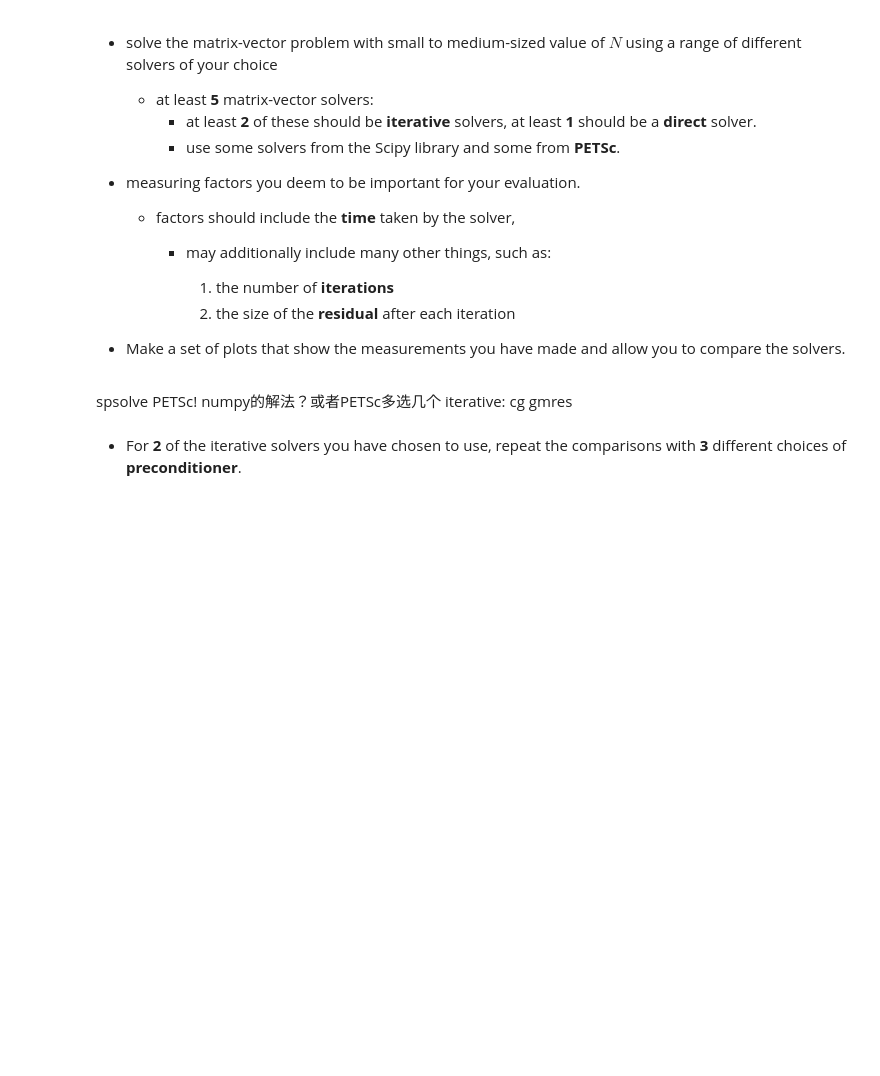
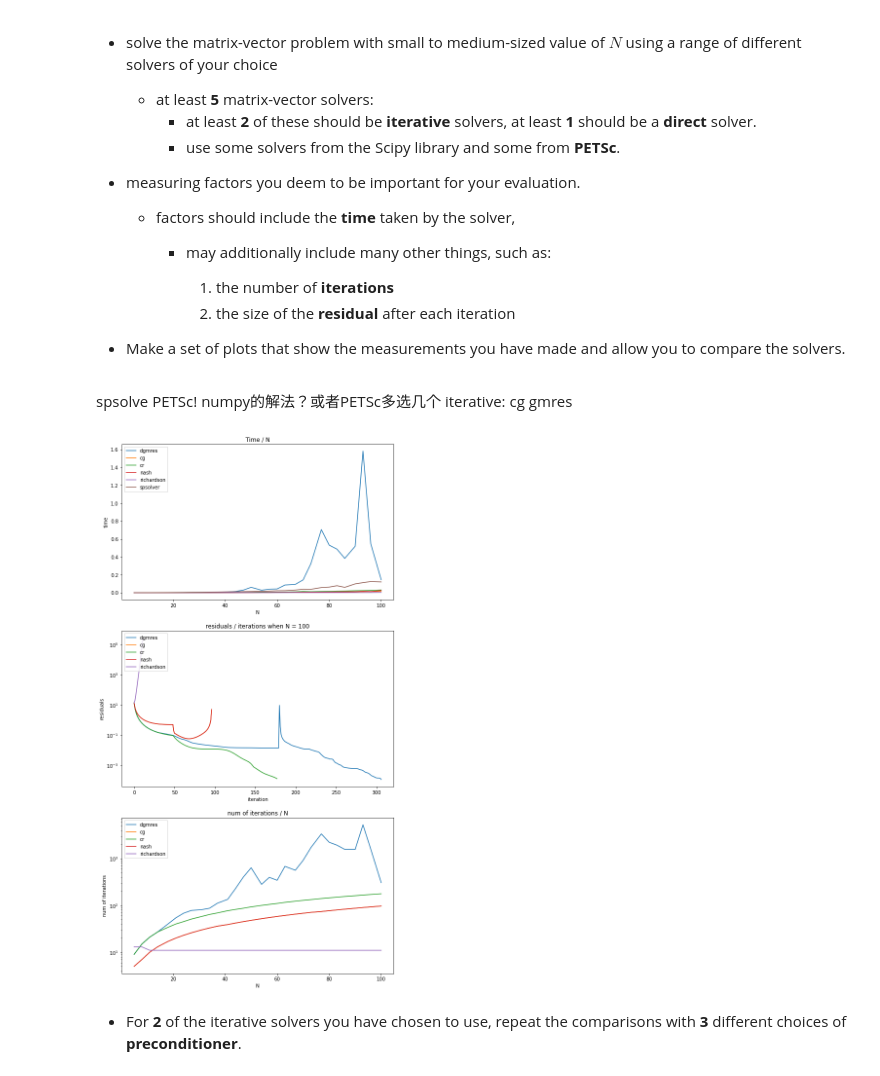
Before and after one commit to YRYoung/HPC, a Jupyter notebook: Assigenment/Assignment_4.ipynb, the cells around one changed output. Cells and saved outputs as stored; diff of their text form; code cells hidden in the pictures; blank space fills up the shorter version.

```diff
--- a/Assigenment/Assignment_4.ipynb
+++ b/Assigenment/Assignment_4.ipynb
@@ -198,37 +231,5 @@ iterative: cg gmres
 # %%
-Ns = np.linspace(2, 500, 50, dtype=np.int32)
-
-
-class Solver:
-    def __init__(self, name: str):
-        self.name = name
-        self.times = []
-        self.solution = []
-        self.PC = 'none'
-        self.residuals = []
-        self.iterations = []
-
-
-def iterate_pet_solvers(solvers, A, b):
-    AA = PETSc.Mat()
-    AA.createAIJWithArrays(A.shape, (A.indptr, A.indices, A.data))
-    bb = AA.createVecLeft()
-    bb.array[:] = b
-
-    for pet_solver in solvers:
-        ksp = PETSc.KSP().create()
-        ksp.setOperators(AA)
-        pet_solver.solution.append(AA.createVecRight())
-
-        ksp.setType(pet_solver.name)
-        ksp.getPC().setType(pet_solver.PC)
-        ksp.setConvergenceHistory()
-
-        pet_solver.times += [timeit.Timer(lambda: ksp.solve(bb, pet_solver.solution[-1])).timeit(1)]
-        pet_solver.residuals += [ksp.getConvergenceHistory()]
-        pet_solver.iterations += [ksp.getIterationNumber()]
-
-
+Ns = np.linspace(5, 100, 30, dtype=np.int32)
 def test_solvers():
     PET_solvers = [Solver(name) for name in ['dgmres', 'cg', 'cr', 'nash', 'richardson']]
     sp = Solver('spsolver')
@@ -257,33 +258,35 @@ def test_solvers():
     plt.xlabel('N')
 
     plt.subplot(3, 1, 2)
     ps = []
     for i, sv in enumerate(PET_solvers):
         if i == len(PET_solvers) - 1: continue
 
         p0, = plt.semilogy(sv.residuals[-1])
         ps += [p0]
     plt.legend(ps, [sv.name for sv in PET_solvers], loc='upper left')
     plt.title('residuals / iterations when N = {}'.format(Ns[-1]))
     plt.ylabel("residuals")
     plt.xlabel('iteration')
 
     plt.subplot(3, 1, 3)
     ps = []
     for i, sv in enumerate(PET_solvers):
         if i == len(PET_solvers) - 1: continue
 
         p0, = plt.semilogy(Ns, sv.iterations)
         ps += [p0]
     plt.legend(ps, [sv.name for sv in PET_solvers], loc='upper left')
     plt.title('num of iterations / N')
     plt.ylabel("num of iterations")
     plt.xlabel('N')
 
     plt.show()
 
 
 test_solvers()
+# %% [output]
+[figure, added]
 # %% [markdown]
 * For **2** of the iterative solvers you have chosen to use, repeat the comparisons with **3** different choices of **preconditioner**.
 # %%
```
Also changed, not shown: parts of 7 cells of this notebook.
